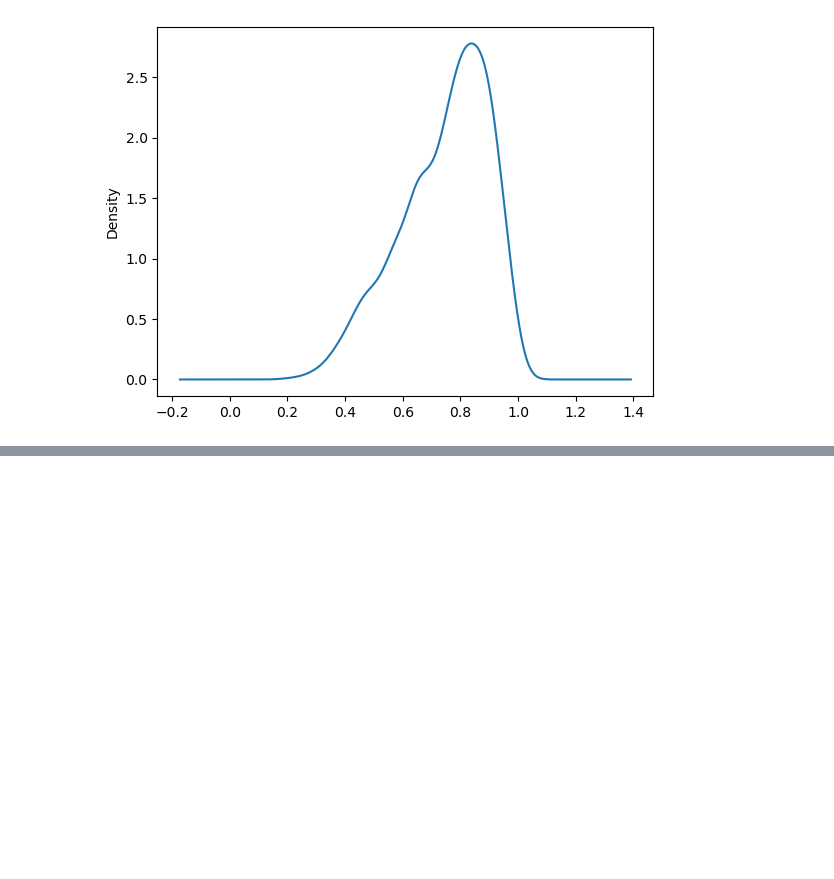
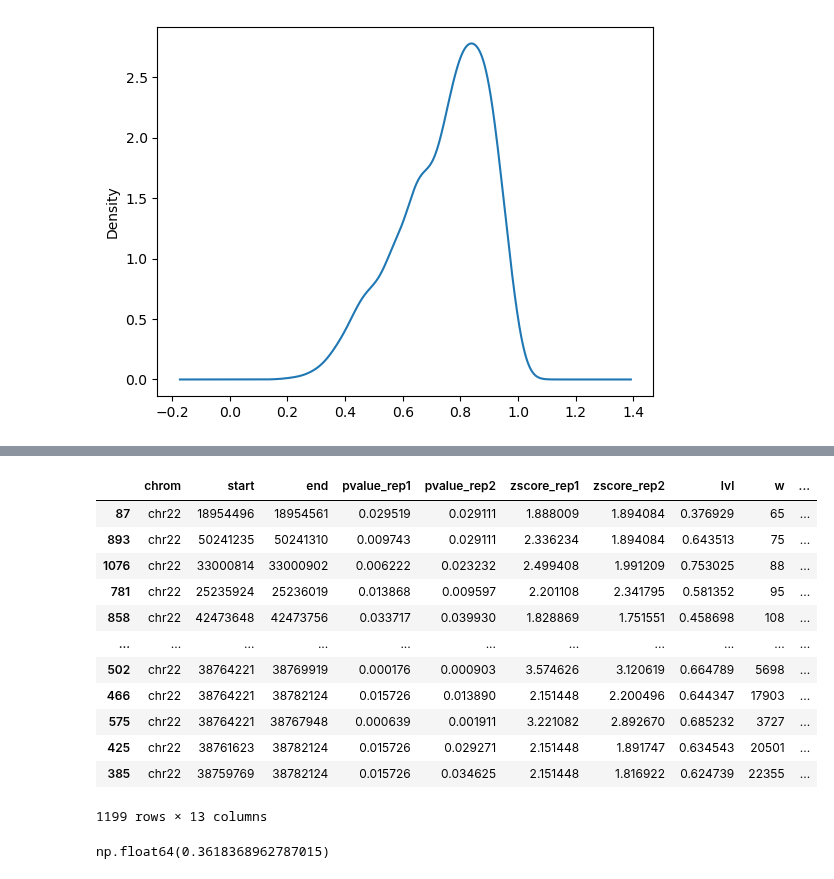
Before and after one commit to princeps091-binf/TFHclust, a Jupyter notebook: scripts/integrate_replicates.ipynb, the cells around one changed output, grey strips where cells are left out. Saved outputs shown, nothing was run; the diff lists cells and outputs as text; code cells hidden in the pictures; blank space fills up the shorter version.

```diff
--- a/scripts/integrate_replicates.ipynb
+++ b/scripts/integrate_replicates.ipynb
@@ -374,0 +441,23 @@ merged_hic_clustering.inter_rep_match_tbl.plot.scatter(x='zscore_rep1',y='zscore
+# %%
+(bf.cluster(candidate_clusters_df.loc[:,['chrom','start','end','pvalue_rep1','pvalue_rep2','zscore_rep1','zscore_rep2','lvl','w']])
+.assign(cluster_w = lambda df_: df_.cluster_end -df_.start)
+.sort_values('cluster_w')
+)
+# %% [output]
+|  | chrom | start | end | pvalue_rep1 | pvalue_rep2 | zscore_rep1 | zscore_rep2 | lvl | w | ... |
+| 87 | chr22 | 18954496 | 18954561 | 0.029519 | 0.029111 | 1.888009 | 1.894084 | 0.376929 | 65 | ... |
+| 893 | chr22 | 50241235 | 50241310 | 0.009743 | 0.029111 | 2.336234 | 1.894084 | 0.643513 | 75 | ... |
+| 1076 | chr22 | 33000814 | 33000902 | 0.006222 | 0.023232 | 2.499408 | 1.991209 | 0.753025 | 88 | ... |
+| 781 | chr22 | 25235924 | 25236019 | 0.013868 | 0.009597 | 2.201108 | 2.341795 | 0.581352 | 95 | ... |
+| 858 | chr22 | 42473648 | 42473756 | 0.033717 | 0.039930 | 1.828869 | 1.751551 | 0.458698 | 108 | ... |
+| ... | ... | ... | ... | ... | ... | ... | ... | ... | ... | ... |
+| 502 | chr22 | 38764221 | 38769919 | 0.000176 | 0.000903 | 3.574626 | 3.120619 | 0.664789 | 5698 | ... |
+| 466 | chr22 | 38764221 | 38782124 | 0.015726 | 0.013890 | 2.151448 | 2.200496 | 0.644347 | 17903 | ... |
+| 575 | chr22 | 38764221 | 38767948 | 0.000639 | 0.001911 | 3.221082 | 2.892670 | 0.685232 | 3727 | ... |
+| 425 | chr22 | 38761623 | 38782124 | 0.015726 | 0.029271 | 2.151448 | 1.891747 | 0.634543 | 20501 | ... |
+| 385 | chr22 | 38759769 | 38782124 | 0.015726 | 0.034625 | 2.151448 | 1.816922 | 0.624739 | 22355 | ... |
+1199 rows × 13 columns
+# %%
+bf.count_overlaps(peak_df.query('chrom == "chr22"'),candidate_clusters_df).assign(in_agg = lambda df_: df_.loc[:,'count'].gt(0)).query("IDR >= 100").in_agg.mean()
+# %% [output]
+np.float64(0.3618368962787015)
```
Also changed, not shown: parts of 7 cells of this notebook.
